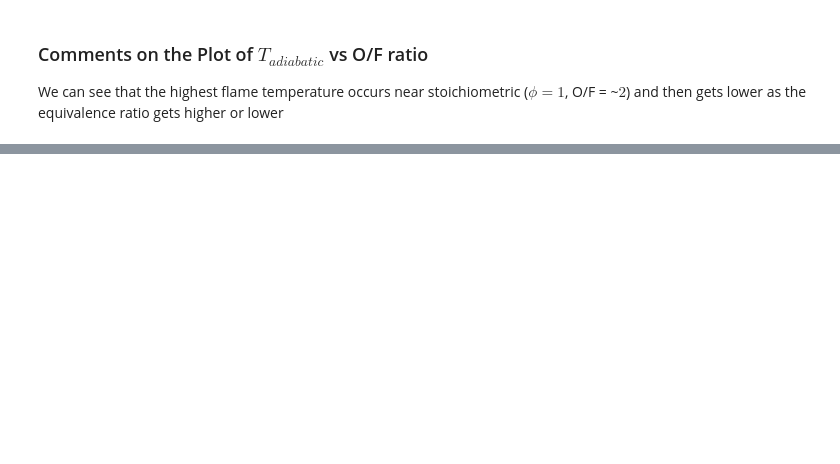
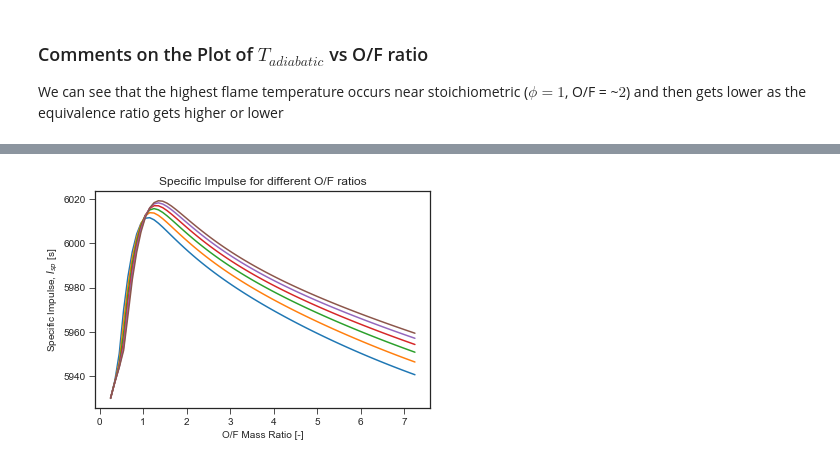
Before and after one commit to JLUrban/Cantera-Example-Notebooks, a Jupyter notebook: [Cantera] Adiabatic Flame Temperature - Rocket Propulsion.ipynb, the cells around one changed output, grey strips where cells are left out. Saved outputs shown, nothing was run; the diff lists cells and outputs as text; code cells hidden in the pictures; blank space fills up the shorter version.

```diff
--- a/[Cantera] Adiabatic Flame Temperature - Rocket Propulsion.ipynb
+++ b/[Cantera] Adiabatic Flame Temperature - Rocket Propulsion.ipynb
@@ -202,0 +305,14 @@ np.savetxt("stoichOF.csv", 1.0/stoich_fuel_air_ratio, delimiter=",")
+# %%
+fig, ax = plt.subplots()
+ax.set_title("Specific Impulse for different O/F ratios")
+ax.plot(OFs,I_sp_arr[:,0])
+ax.plot(OFs,I_sp_arr[:,2])
+ax.plot(OFs,I_sp_arr[:,4])
+ax.plot(OFs,I_sp_arr[:,6])
+ax.plot(OFs,I_sp_arr[:,8])
+ax.plot(OFs,I_sp_arr[:,10])
+ax.set_xlabel('O/F Mass Ratio [-]')
+ax.set_ylabel('Specific Impulse, $I_{sp}$ [s]')
+plt.show()
+# %% [output]
+[figure, added]
```
Also changed, not shown: parts of 13 cells of this notebook.
